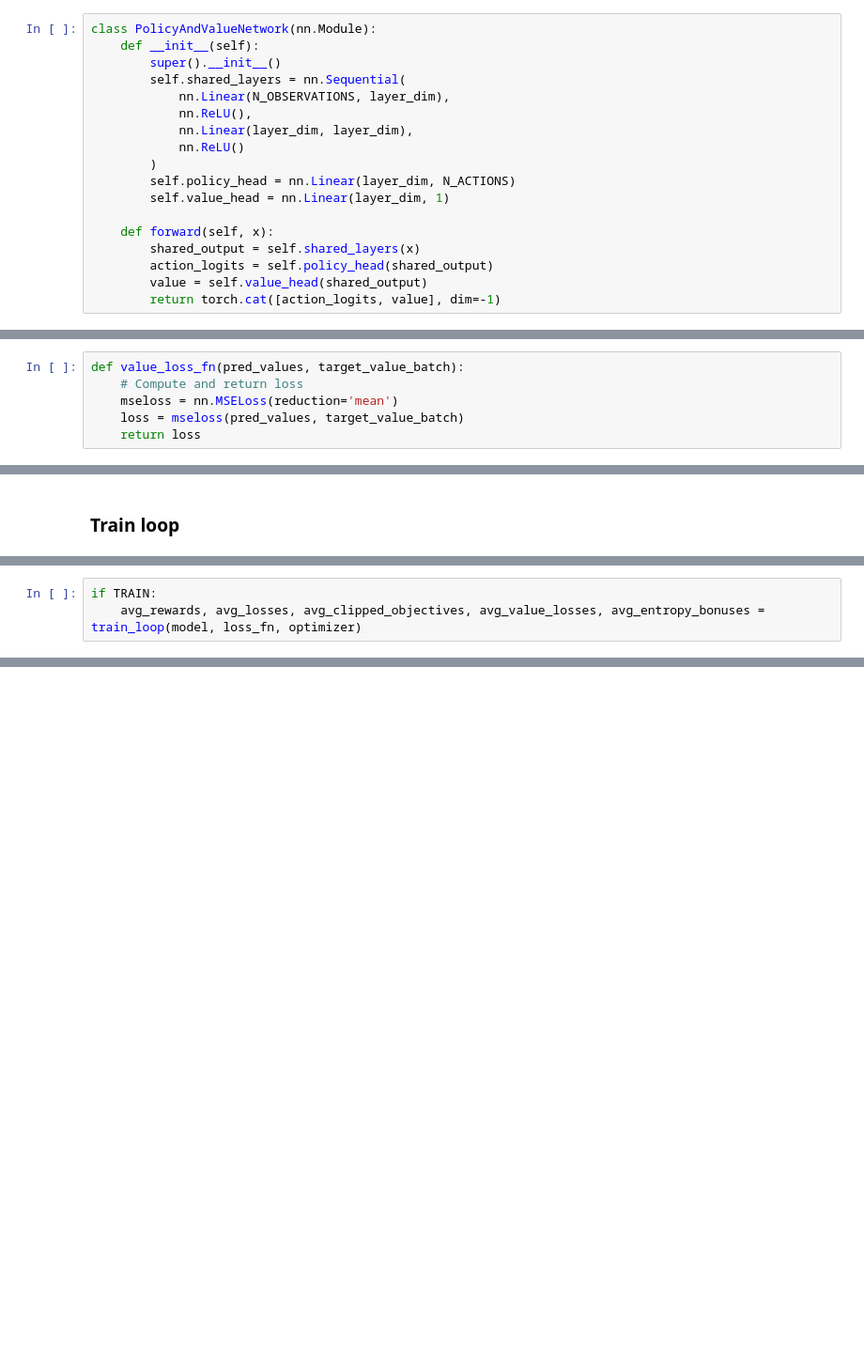
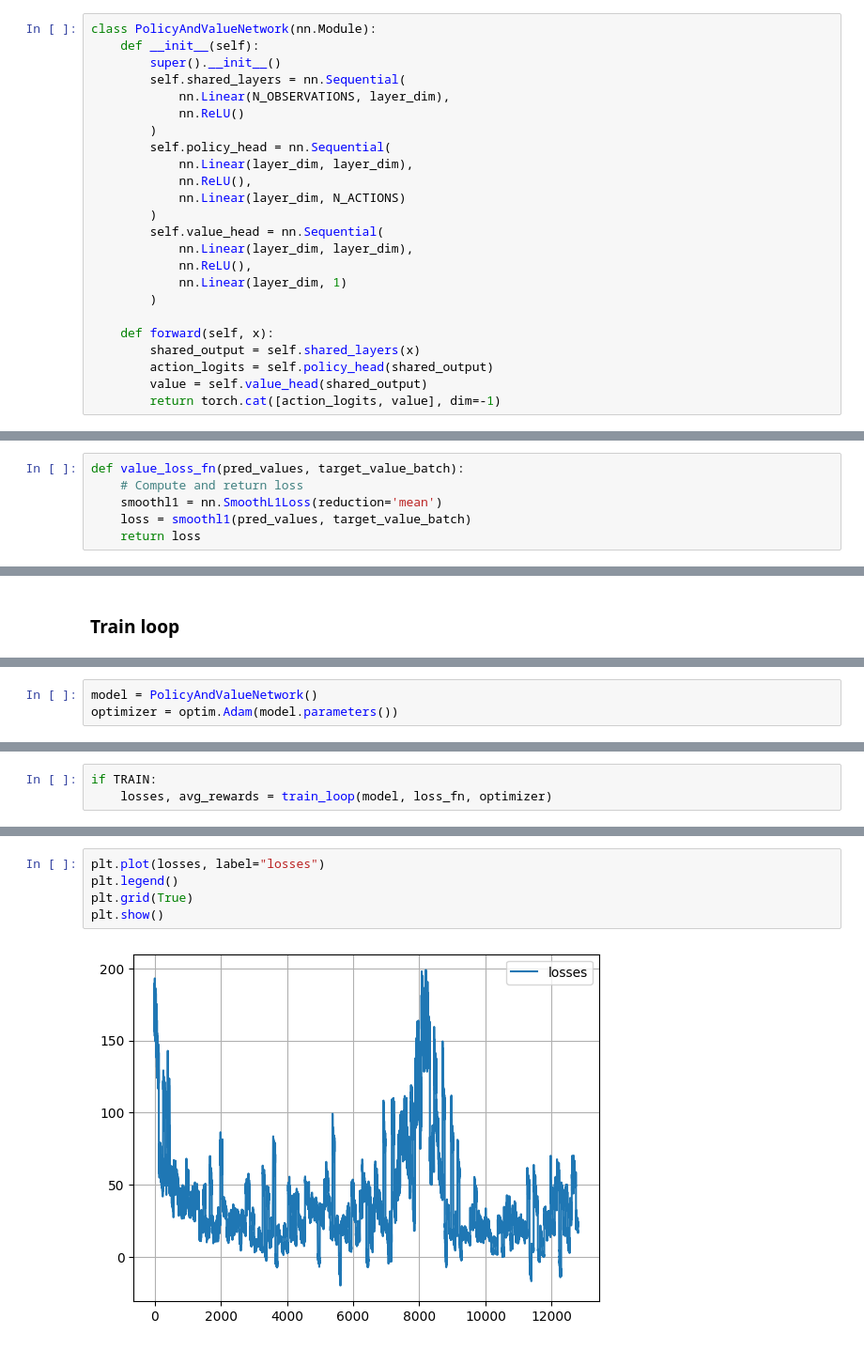
Before and after one commit to novae1/rl_gym, a Jupyter notebook: PPO.ipynb, the cells around one changed output, grey strips where cells are left out. Shown at 94% size. Cells and saved outputs as stored; diff of their text form; blank space fills up the shorter version.

Commit message:
trained PPO on lunar lander successfully

```diff
--- a/PPO.ipynb
+++ b/PPO.ipynb
@@ -53,12 +62,18 @@ class PolicyAndValueNetwork(nn.Module):
         super().__init__()
         self.shared_layers = nn.Sequential(
             nn.Linear(N_OBSERVATIONS, layer_dim),
-            nn.ReLU(),
-            nn.Linear(layer_dim, layer_dim),
             nn.ReLU()
         )
-        self.policy_head = nn.Linear(layer_dim, N_ACTIONS)
-        self.value_head = nn.Linear(layer_dim, 1)
+        self.policy_head = nn.Sequential(
+            nn.Linear(layer_dim, layer_dim),
+            nn.ReLU(),
+            nn.Linear(layer_dim, N_ACTIONS)
+        )
+        self.value_head = nn.Sequential(
+            nn.Linear(layer_dim, layer_dim),
+            nn.ReLU(),
+            nn.Linear(layer_dim, 1)
+        )
 
     def forward(self, x):
         shared_output = self.shared_layers(x)
@@ -234,8 +249,8 @@ def entropy_bonus_fn(log_probs):
 # %%
 def value_loss_fn(pred_values, target_value_batch):
     # Compute and return loss
-    mseloss = nn.MSELoss(reduction='mean')
-    loss = mseloss(pred_values, target_value_batch)
+    smoothl1 = nn.SmoothL1Loss(reduction='mean')
+    loss = smoothl1(pred_values, target_value_batch)
     return loss
 # %%
 def loss_fn(model, state_batch, action_batch, pi_batch, target_value_batch, advantage_batch):
@@ -263,2 +271,5 @@ optimizer = optim.Adam([
+# %%
+model = PolicyAndValueNetwork()
+optimizer = optim.Adam(model.parameters())
 # %%
 def train_loop(model, loss_fn, optimizer):
@@ -391,5 +373,5 @@ def train_loop(model, loss_fn, optimizer):
 # %%
 if TRAIN:
-    avg_rewards, avg_losses, avg_clipped_objectives, avg_value_losses, avg_entropy_bonuses = train_loop(model, loss_fn, optimizer)
+    losses, avg_rewards = train_loop(model, loss_fn, optimizer)
 # %% [output]
 Train loop 1-----------
@@ -424,0 +394,7 @@ plt.show()
+# %%
+plt.plot(losses, label="losses")
+plt.legend()
+plt.grid(True)
+plt.show()
+# %% [output]
+[figure, added]
```
Also changed, not shown: parts of 8 cells of this notebook.
